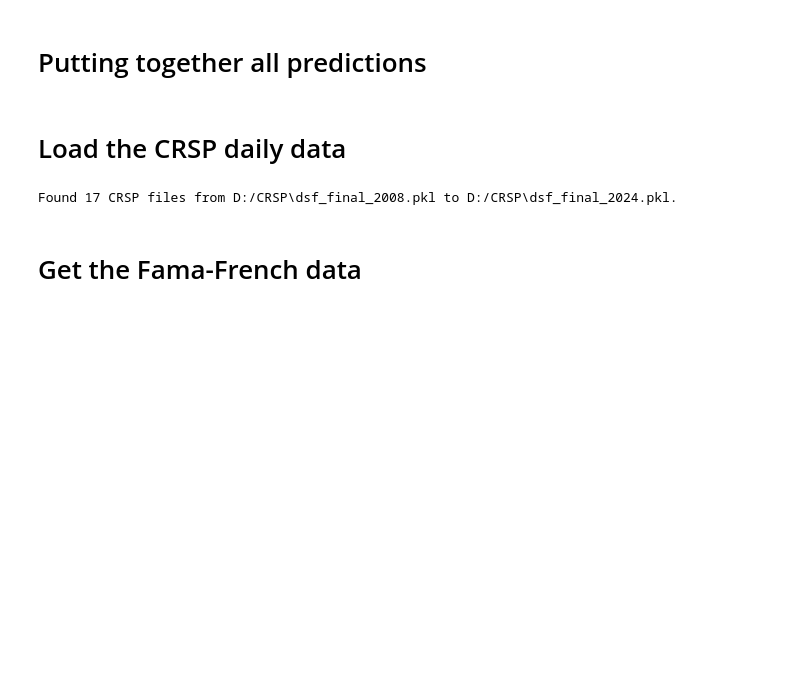
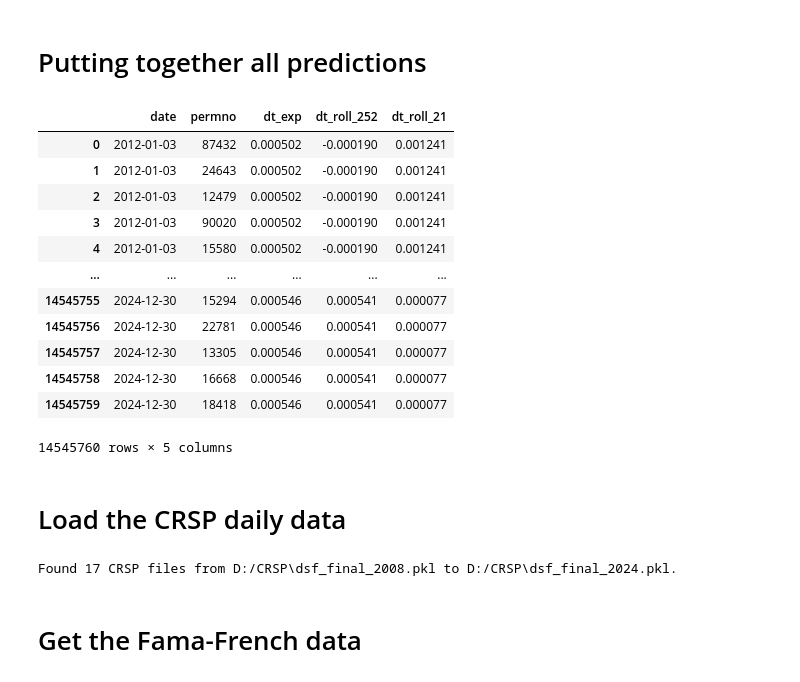
Before and after one commit to smkazempour/ml-from-crowd, a Jupyter notebook: 05 - trading/trading_daily.ipynb, the cells around one changed output. Saved outputs shown, nothing was run; the diff lists cells and outputs as text; code cells hidden in the pictures; blank space fills up the shorter version.

```diff
--- a/05 - trading/trading_daily.ipynb
+++ b/05 - trading/trading_daily.ipynb
@@ -83,6 +83,22 @@ df = pd.merge(df, decision_tree_shallow_predictions, on=['date', 'permno']) # Cl
 linear_regression_all_features_predictions = pd.read_pickle(LINEAR_REGRESSION_ALL_FEATURES_PREDICTIONS).drop(columns=['ticker'])
 linear_regression_all_features_predictions.columns = ['date', 'permno', 'lr_all_features_exp', 'lr_all_features_roll_252', 'lr_all_features_roll_21']
 df = pd.merge(df, linear_regression_all_features_predictions, on=['date', 'permno']) # Clean merge
+# %%
+decision_tree_predictions
+# %% [output]
+|  | date | permno | dt_exp | dt_roll_252 | dt_roll_21 |
+| 0 | 2012-01-03 | 87432 | 0.000502 | -0.000190 | 0.001241 |
+| 1 | 2012-01-03 | 24643 | 0.000502 | -0.000190 | 0.001241 |
+| 2 | 2012-01-03 | 12479 | 0.000502 | -0.000190 | 0.001241 |
+| 3 | 2012-01-03 | 90020 | 0.000502 | -0.000190 | 0.001241 |
+| 4 | 2012-01-03 | 15580 | 0.000502 | -0.000190 | 0.001241 |
+| ... | ... | ... | ... | ... | ... |
+| 14545755 | 2024-12-30 | 15294 | 0.000546 | 0.000541 | 0.000077 |
+| 14545756 | 2024-12-30 | 22781 | 0.000546 | 0.000541 | 0.000077 |
+| 14545757 | 2024-12-30 | 13305 | 0.000546 | 0.000541 | 0.000077 |
+| 14545758 | 2024-12-30 | 16668 | 0.000546 | 0.000541 | 0.000077 |
+| 14545759 | 2024-12-30 | 18418 | 0.000546 | 0.000541 | 0.000077 |
+14545760 rows × 5 columns
 # %% [markdown]
 # Load the CRSP daily data
 # %%
```
Also changed, not shown: parts of 6 cells of this notebook.
